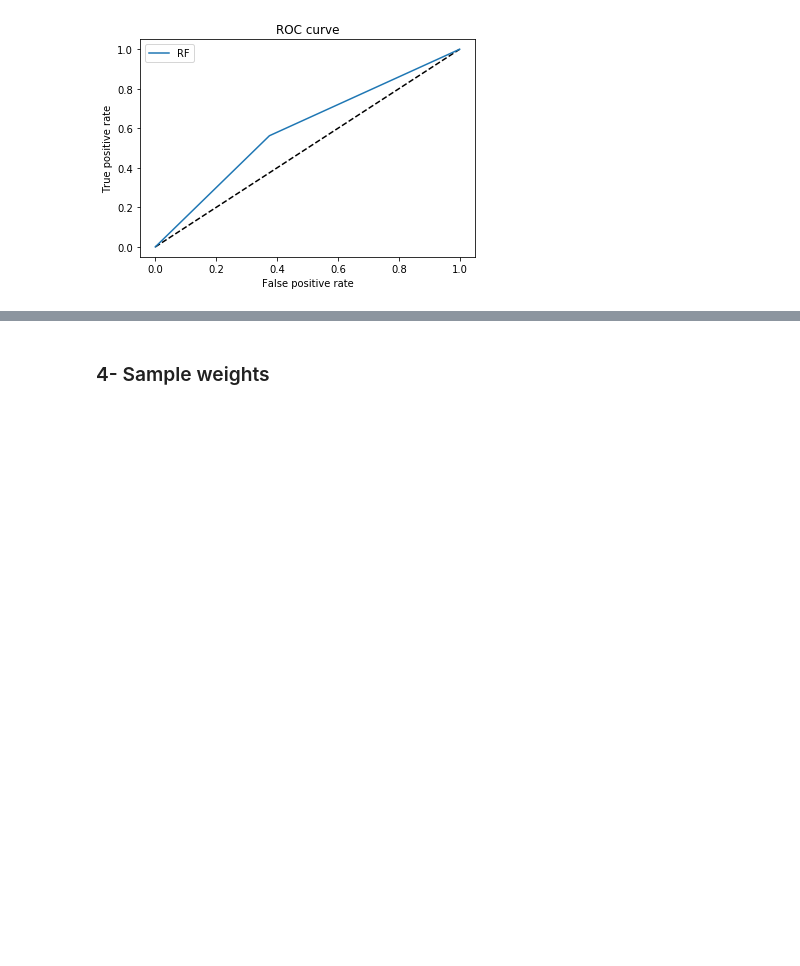
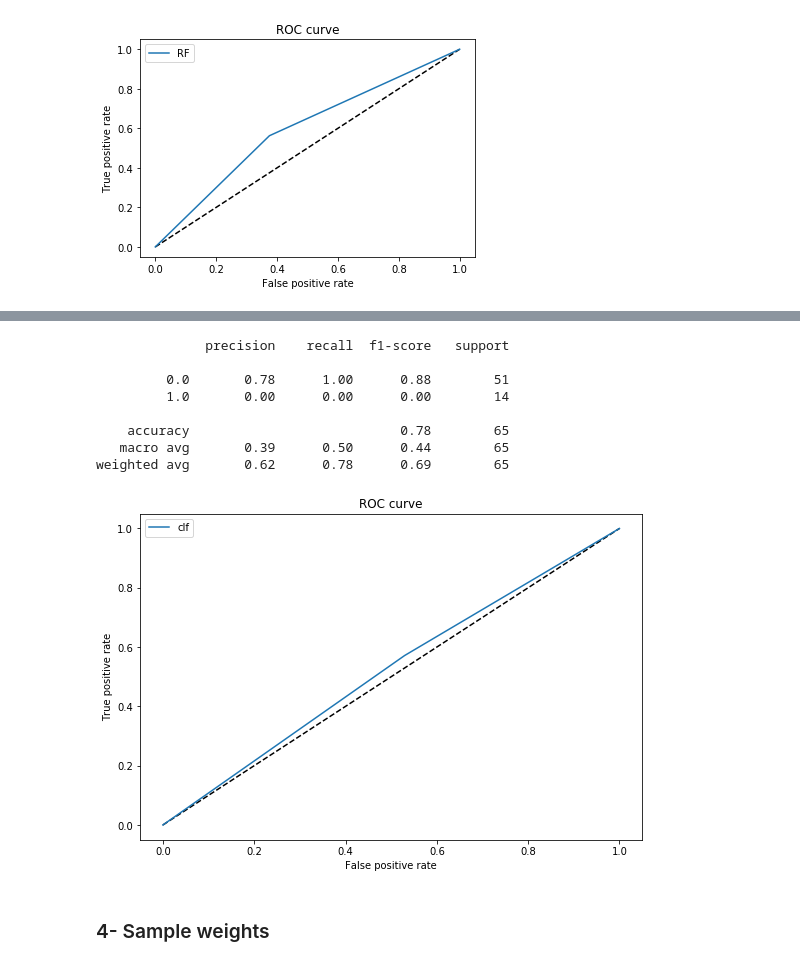
Before and after one commit to agalbachicar/fa_momentum, a Jupyter notebook: src/momentum.ipynb, the cells around one changed output, grey strips where cells are left out. Drawn from its saved outputs; the diff is of its cells as text; code cells hidden in the pictures; blank space fills up the shorter version.

```diff
--- a/src/momentum.ipynb
+++ b/src/momentum.ipynb
@@ -958,0 +1088,26 @@ weighted avg       0.59      0.59      0.59        32
+# %%
+# Obtains the crossing events of the 3-7 EWMA curves.
+fast_ewma = compute_ewma(fracDiff.Close, FAST_EWMA_NUM_DAYS)
+slow_ewma = compute_ewma(fracDiff.Close, SLOW_EWMA_NUM_DAYS)
+
+up = get_up_cross(fast_ewma, slow_ewma)
+down = get_down_cross(fast_ewma, slow_ewma)
+
+side_up = pd.Series(1, index=up.index)
+side_down = pd.Series(-1, index=down.index)
+side = pd.concat([side_up,side_down]).sort_index()
+# %%
+# Gets the daily volatility of prices to serve events as a threshold.
+dailyVol = getDailyVol(fracDiff.Close)
+tEvents = getTEvents(fracDiff.Close, h=dailyVol.mean())
+# Gets the vertical barrier events.
+t1 = addVerticalBarrier(tEvents, fracDiff.Close, numDays=NUM_DAYS)
+target=dailyVol
+# Computes the events.
+events = getEvents(fracDiff.Close, tEvents, PT_SL, target, MIN_RET, t1=t1, side=side)
+events_side = events.dropna().side
+# Gets the labels for the events.
+labels = getBinsNew(events, fracDiff.Close, t1).dropna()
+Xx = pd.merge_asof(labels, side.to_frame().rename(columns={0:'side'}),
+                   left_index=True, right_index=True, direction='forward')
+Xx
@@ -958,0 +1220,6 @@ weighted avg       0.59      0.59      0.59        32
+# %%
+# Generates the Xs and Ys to learn the size.
+X, y, X_train, X_test, y_train, y_test = train_test_samples(events, labels, TEST_SIZE, binarize=False)
+# %%
+rf = getRandomForest()
+rf.fit(X_train, y_train)
@@ -959,3 +1234,15 @@ weighted avg       0.59      0.59      0.59        32
+# %%
+evaluate(X_test, y_test, rf)
+# %% [output]
+              precision    recall  f1-score   support
+
+         0.0       0.78      1.00      0.88        51
+         1.0       0.00      0.00      0.00        14
+
+    accuracy                           0.78        65
+   macro avg       0.39      0.50      0.44        65
+weighted avg       0.62      0.78      0.69        65
+[figure, added]
 # %% [markdown]
 ### 4- Sample weights
 # %% [markdown]
```
Also changed, not shown: parts of 24 cells of this notebook.
